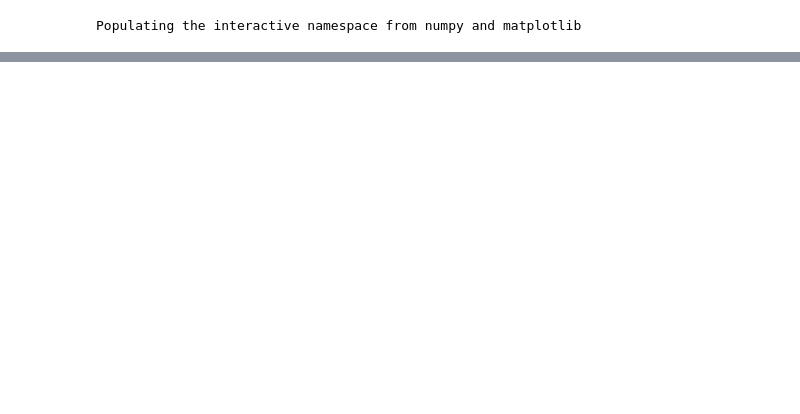
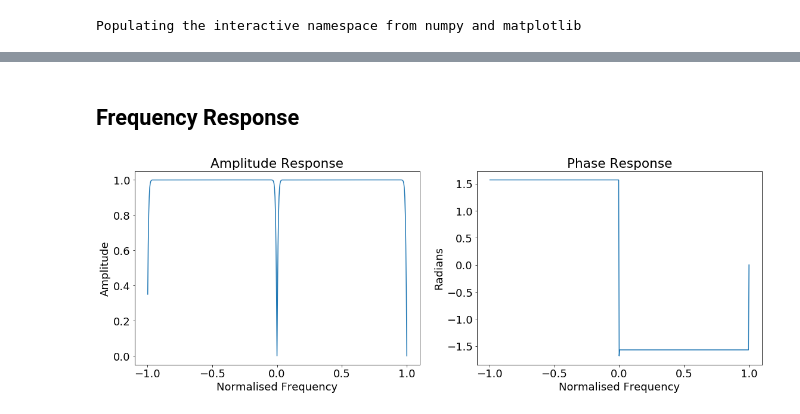
Before and after one commit to waynegm/OpendTect-External-Attributes, a Jupyter notebook: Python_3/Jupyter/hilbert_transform.ipynb, the cells around one changed output, grey strips where cells are left out. Drawn from its saved outputs; the diff is of its cells as text; code cells hidden in the pictures; blank space fills up the shorter version.

```diff
--- a/Python_3/Jupyter/hilbert_transform.ipynb
+++ b/Python_3/Jupyter/hilbert_transform.ipynb
@@ -74,0 +55,22 @@ fig.tight_layout()
+# %% [markdown]
+## Frequency Response
+# %%
+Om, Hi = ss.freqz(np.imag(kernel),whole=True)
+Om, Hr = ss.freqz(np.real(kernel),whole=True)
+Hf = Hi/Hr
+Om = (Om/np.pi-1)*-1
+
+fig,axes = plt.subplots( 1,2, figsize=(16,6) )
+
+axes[0].plot(Om, np.abs(Hf))
+axes[0].set_xlabel('Normalised Frequency')
+axes[0].set_ylabel('Amplitude')
+axes[0].set_title('Amplitude Response')
+
+axes[1].plot(Om, np.angle(Hf))
+axes[1].set_xlabel('Normalised Frequency')
+axes[1].set_ylabel('Radians')
+axes[1].set_title('Phase Response')
+fig.tight_layout()
+# %% [output]
+[figure, added]
```
Also changed, not shown: parts of 6 cells of this notebook, 9 other files.
